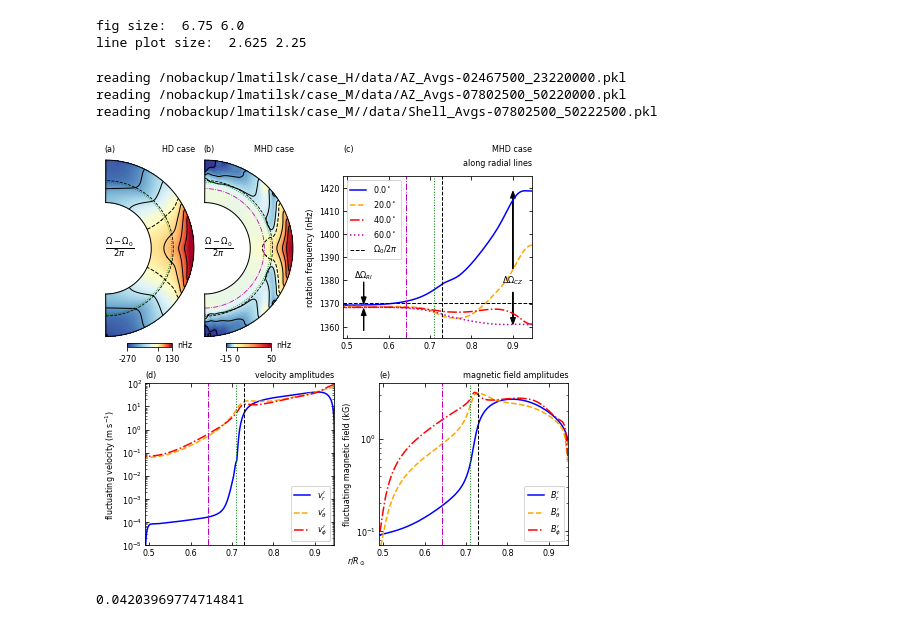
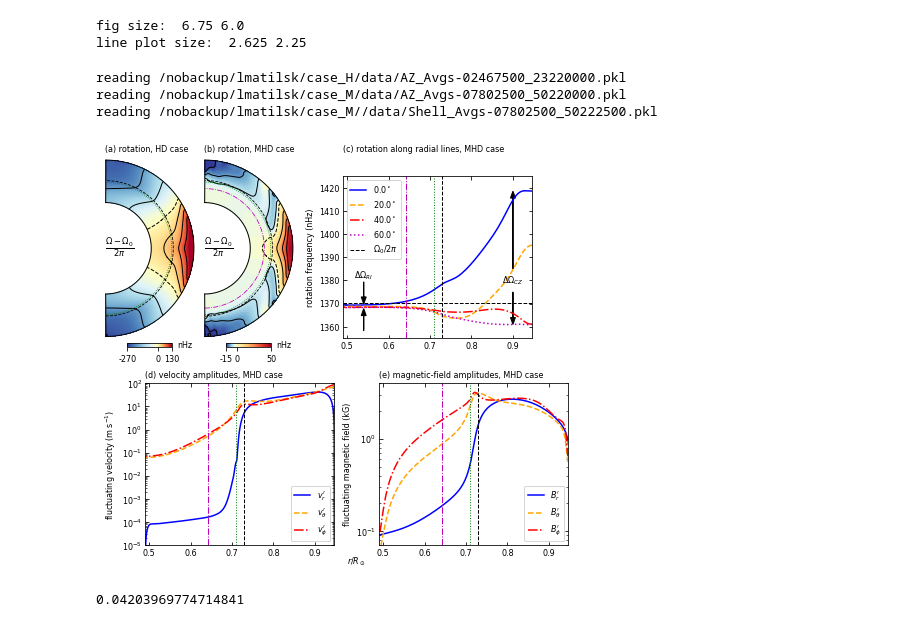
Before and after one commit to illorenzo7/Tacho_Letter_Plots_Part2, a Jupyter notebook: 00_flows_and_fieldamp.ipynb, the cells around one changed output. Saved outputs shown, nothing was run; the diff lists cells and outputs as text; code cells hidden in the pictures.

```diff
--- a/00_flows_and_fieldamp.ipynb
+++ b/00_flows_and_fieldamp.ipynb
@@ -87,7 +87,7 @@ line plot size:  2.625 2.25
 fig = plt.figure(figsize=(fig_width_inches, fig_height_inches))
 
 titles = ['(a)', '(b)']
-titles2 = ['HD case', 'MHD case']
+titles2 = ['rotation, HD case', 'rotation, MHD case']
 
 minmax = [(-270, 130), (-15, 50)]
 cbar_aspect = 1/10
@@ -149,11 +149,11 @@ for iplot in range(2):
                cbar_thick=1/16)
 
     # make title
-    fig.text(ax_left, 1 - margin_top + margin_y, titles[iplot],\
+    fig.text(ax_left, 1 - margin_top + margin_y, titles[iplot] + ' ' + titles2[iplot],\
              ha='left', va='bottom', fontsize=labelsize)
     # label plots a bit better
-    fig.text(ax_left + az_width, 1 - margin_top + margin_y, titles2[iplot],\
-             ha='right', va='bottom', fontsize=labelsize)
+    #fig.text(ax_left + az_width, 1 - margin_top + margin_y, titles2[iplot],\
+    #         ha='right', va='bottom', fontsize=labelsize)
 
     # label what we are plotting... dunno if this makes sense
     ax.text(0, 0, r'$\frac{\Omega-\Omega_0}{2\pi}$', ha='left', va='center', fontsize=labelsize*1.5)
@@ -271,15 +271,15 @@ ax.legend(loc='upper left', fontsize=labelsize)
 ax.text(r0_cz, yc, r'$\Delta\Omega_{CZ}$', ha='center', va='center', fontsize=labelsize)
 
 # set title
-fig.text(ax_left, 1 - margin_top + margin_y, '(c)',\
+fig.text(ax_left, 1 - margin_top + margin_y, '(c) rotation along radial lines, MHD case',\
          ha='left', va='bottom', fontsize=labelsize)
 
 # label plots a bit better
-fig.text(ax_left + lin_width, 1 - margin_top + margin_y, 'MHD case',\
-         va='bottom', ha='right', fontsize=labelsize)
-line_height = 3/16/fig_height_inches
-fig.text(ax_left + lin_width, 1 - margin_top + margin_y - line_height, 'along radial lines',\
-         va='bottom', ha='right', fontsize=labelsize)
+#fig.text(ax_left + lin_width, 1 - margin_top + margin_y, 'MHD case',\
+#         va='bottom', ha='right', fontsize=labelsize)
+#line_height = 3/16/fig_height_inches
+#fig.text(ax_left + lin_width, 1 - margin_top + margin_y - line_height, 'along radial lines',\
+#         va='bottom', ha='right', fontsize=labelsize)
 
 
 # Get ticks everywhere
@@ -396,38 +396,38 @@ ax2.set_ylabel('fluctuating magnetic field (kG)', va='bottom', fontsize=labelsiz
 # set x limits
 ax2.set_xlim(rr[-1]/rsun, rr[0]/rsun)
 #ax2.set_xlabel(r'$r/R_\odot$', fontsize=labelsize)
 
 # point ticks inward and get them on all sides
 plt.sca(ax2)
 plt.tick_params(top=True, right=True, direction='in', which='both', labelsize=fontsize)
 
 # add critical radii
 yvals = np.linspace(ymin, ymax, 100)
 count = 0
 for rval in rvals_M:
     ax2.plot(rval + np.zeros(100), yvals, color=linecolors[count], linestyle=linestyles[count], linewidth=lw)
     count += 1
 
 
 
 
 # make labels
-ax1.set_title('(d)', loc='left', fontsize=fontsize)
-ax2.set_title('(e)', loc='left', fontsize=fontsize)
+ax1.set_title('(d) velocity amplitudes, MHD case', loc='left', fontsize=fontsize)
+ax2.set_title('(e) magnetic-field amplitudes, MHD case', loc='left', fontsize=fontsize)
 
-ax1.set_title('velocity amplitudes', loc='right', fontsize=fontsize)
-ax2.set_title('magnetic field amplitudes', loc='right', fontsize=fontsize)
+#ax1.set_title('velocity amplitudes', loc='right', fontsize=fontsize)
+#ax2.set_title('magnetic field amplitudes', loc='right', fontsize=fontsize)
 
 # label bottom row axes
 fig.text(lin_width + 1.5*lin_left, margin_y, r'$r/R_\odot$',\
          va='bottom', ha='center', fontsize=labelsize)
 
 plt.savefig('images/flows_and_field_amp.png', dpi=300)
 # %% [output]
 reading /nobackup/lmatilsk/case_H/data/AZ_Avgs-02467500_23220000.pkl
 reading /nobackup/lmatilsk/case_M/data/AZ_Avgs-07802500_50220000.pkl
 reading /nobackup/lmatilsk/case_M//data/Shell_Avgs-07802500_50222500.pkl
-[figure, old version]
+[figure, new version]
 # %%
 
 DOm_cz/Om0
```
Also changed, not shown: 7 other files.
